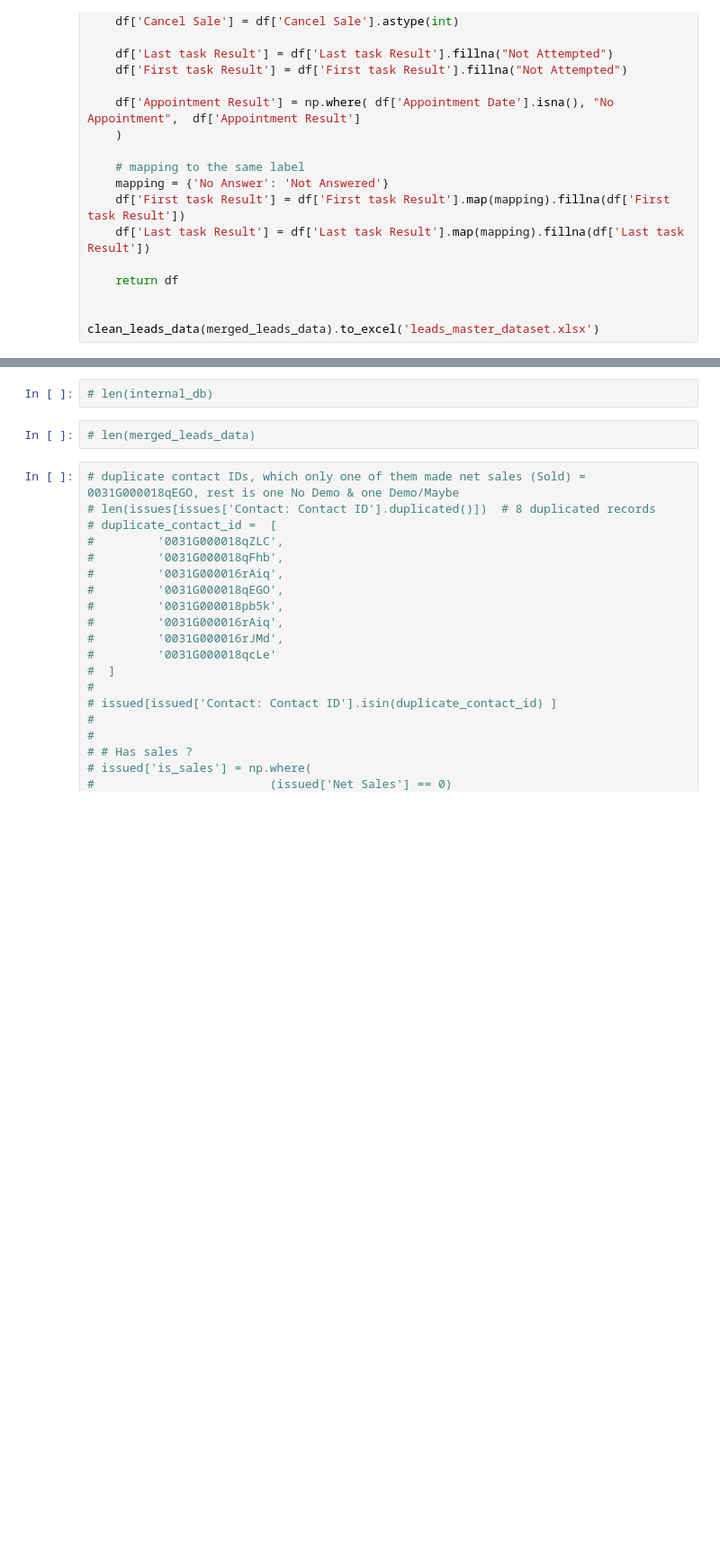
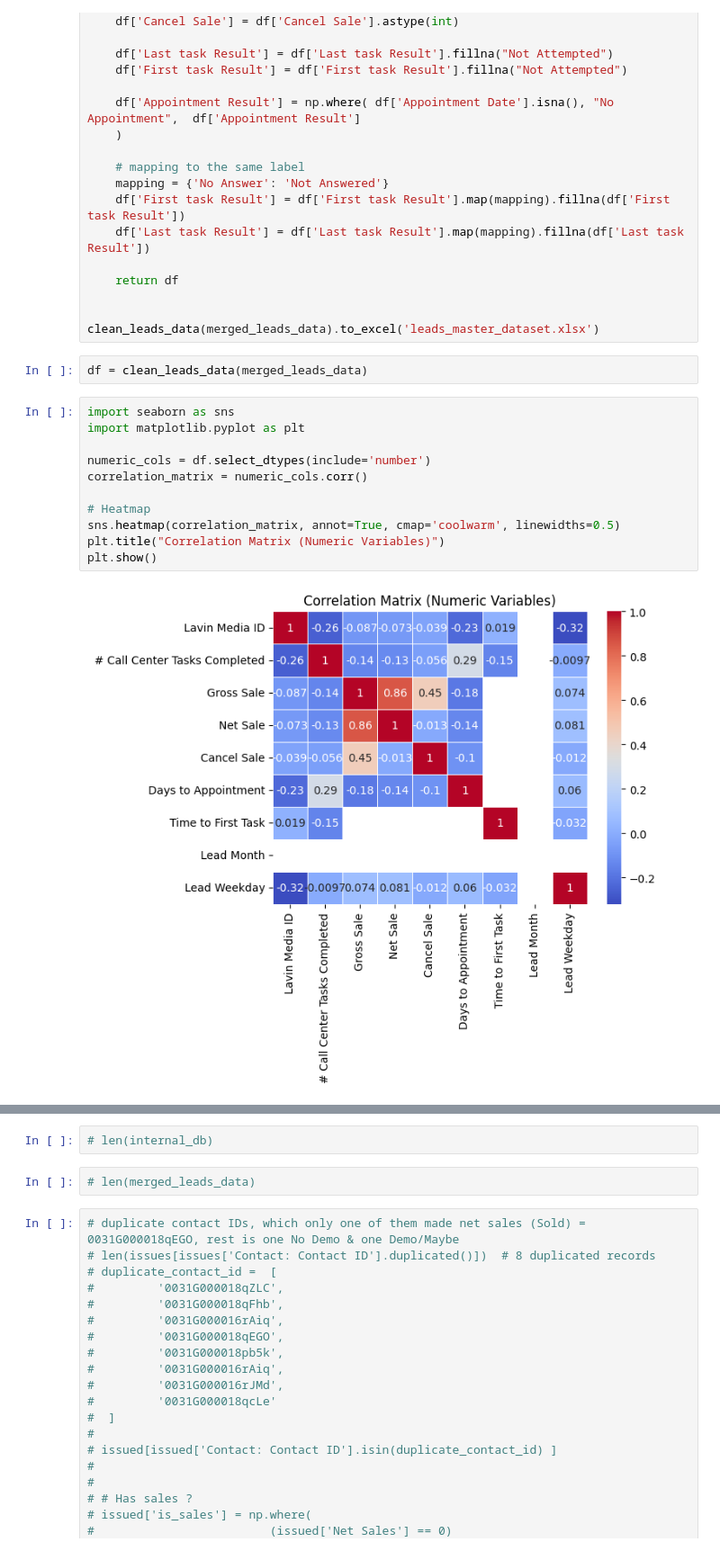
Before and after one commit to FarRza111/capslock, a Jupyter notebook: analyzedata.ipynb, the cells around one changed output, grey strips where cells are left out. Shown at 90% size. Cells and saved outputs as stored; diff of their text form; blank space fills up the shorter version.

```diff
--- a/analyzedata.ipynb
+++ b/analyzedata.ipynb
@@ -204,3 +204,18 @@ def clean_leads_data(df):
 
 
 clean_leads_data(merged_leads_data).to_excel('leads_master_dataset.xlsx')
+# %%
+df = clean_leads_data(merged_leads_data)
+# %%
+import seaborn as sns
+import matplotlib.pyplot as plt
+
+numeric_cols = df.select_dtypes(include='number')
+correlation_matrix = numeric_cols.corr()
+
+# Heatmap
+sns.heatmap(correlation_matrix, annot=True, cmap='coolwarm', linewidths=0.5)
+plt.title("Correlation Matrix (Numeric Variables)")
+plt.show()
+# %% [output]
+[figure, added]
```
Also changed, not shown: parts of 2 cells of this notebook, 1 other file.
